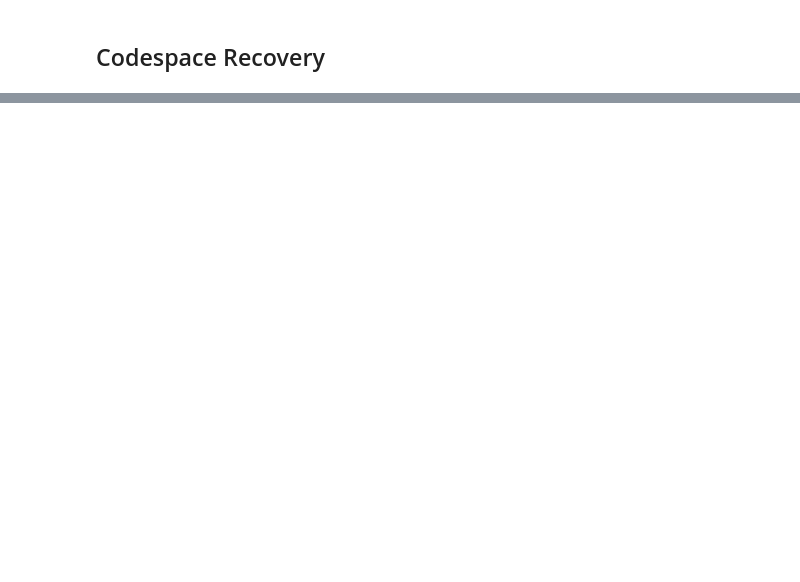
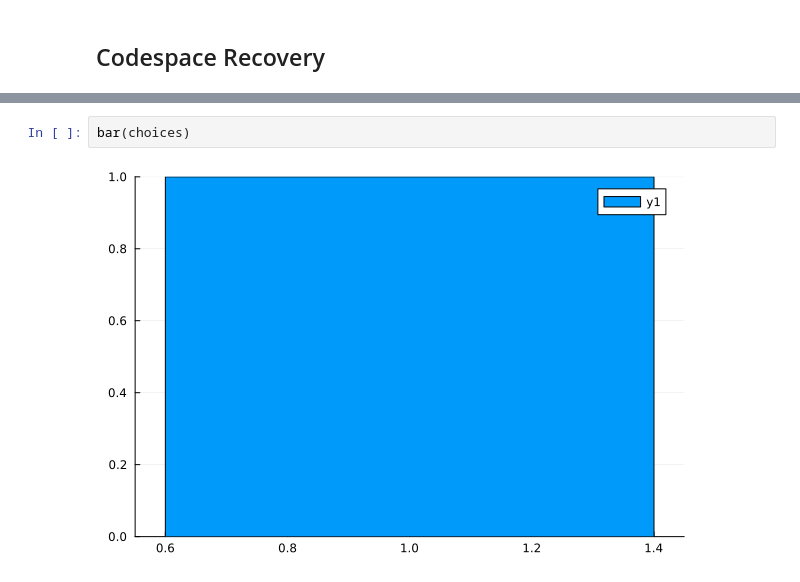
Before and after one commit to fedesss98/shooting-decoherences, a Jupyter notebook: notebooks/08-fede-correlated-noises.ipynb, the cells around one changed output, grey strips where cells are left out. Cells and saved outputs as stored; diff of their text form; blank space fills up the shorter version.

```diff
--- a/notebooks/08-fede-correlated-noises.ipynb
+++ b/notebooks/08-fede-correlated-noises.ipynb
@@ -1152,0 +1244,4 @@ plot_average_fidelity(avg_fidelities[2], avg_fidelities[1], state, cfg; show=tru
+# %%
+bar(choices)
+# %% [output]
+[figure, added]
```
Also changed, not shown: parts of 29 cells of this notebook, 1 other file.
